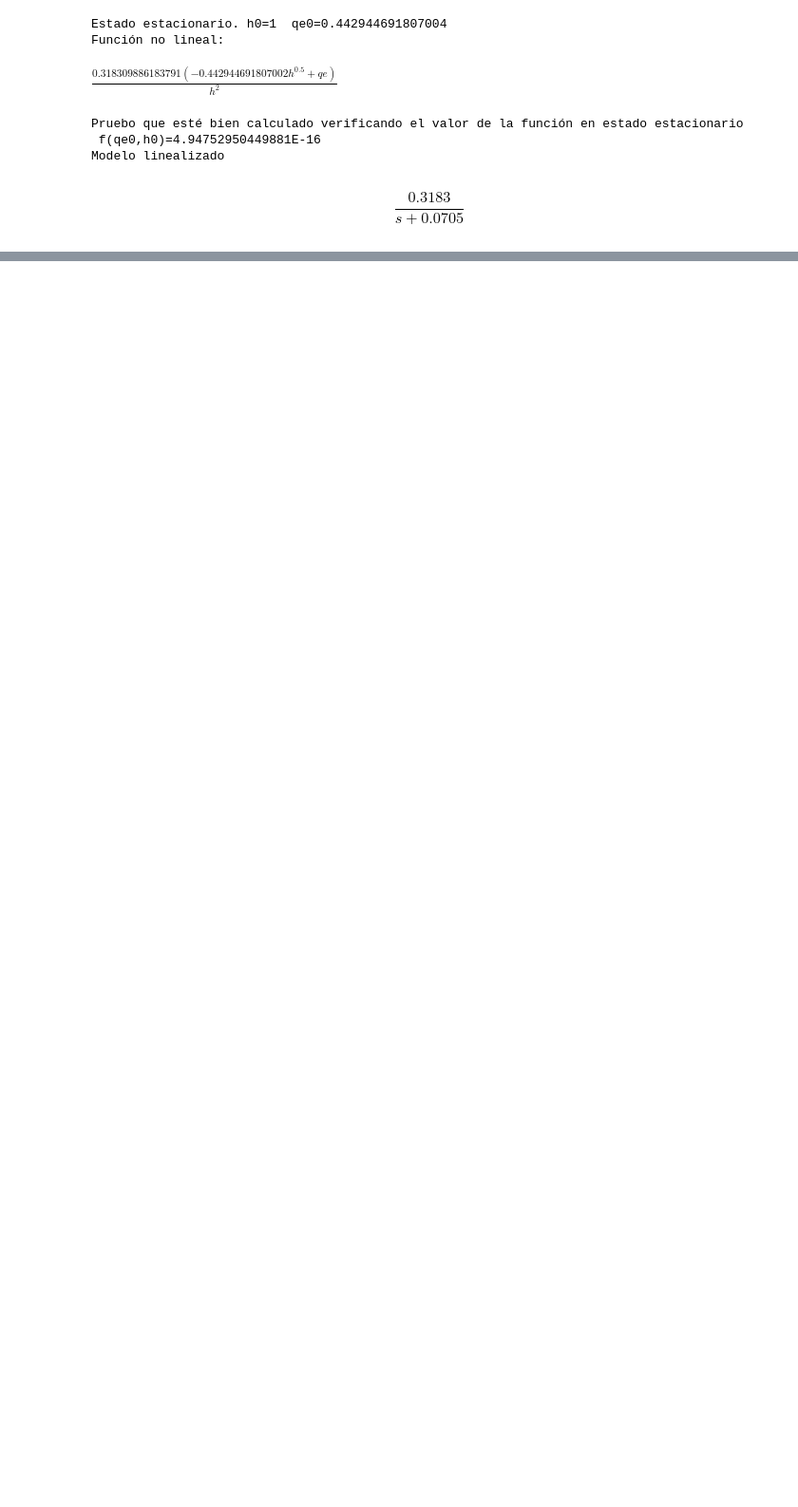
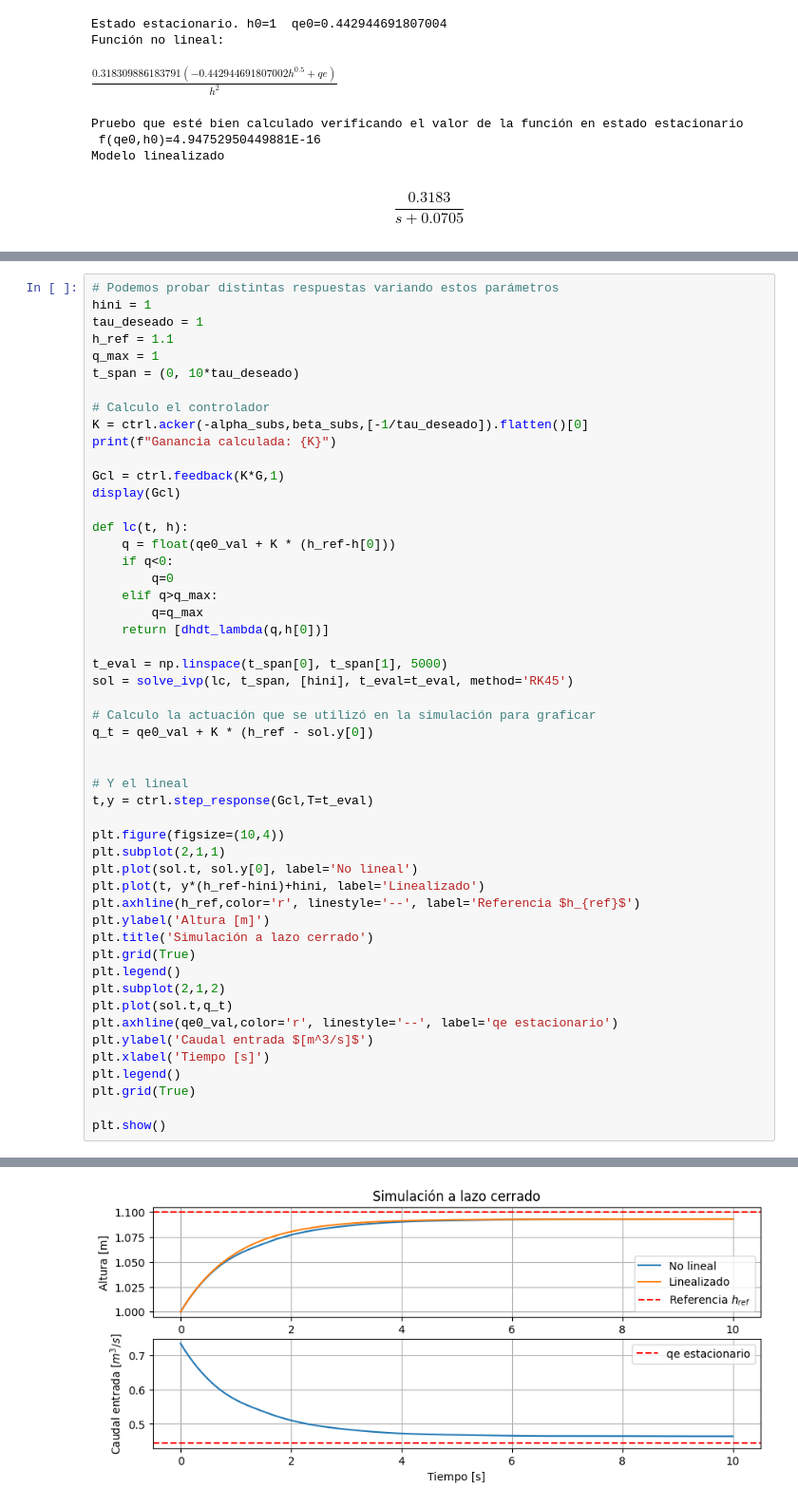
Before and after one commit to pgonfiuba/ica, a Jupyter notebook: 0. Introduccion/control_tanque_conico.ipynb, the cells around one changed output, grey strips where cells are left out. Shown at 95% size. Drawn from its saved outputs; the diff is of its cells as text; blank space fills up the shorter version.

Commit message:
control proporcional tanque conico

```diff
--- a/0. Introduccion/control_tanque_conico.ipynb
+++ b/0. Introduccion/control_tanque_conico.ipynb
@@ -161,0 +165,52 @@ plt.show()
+# %%
+# Podemos probar distintas respuestas variando estos parámetros
+hini = 1
+tau_deseado = 1
+h_ref = 1.1
+q_max = 1
+t_span = (0, 10*tau_deseado)
+
+# Calculo el controlador
+K = ctrl.acker(-alpha_subs,beta_subs,[-1/tau_deseado]).flatten()[0]
+print(f"Ganancia calculada: {K}")
+
+Gcl = ctrl.feedback(K*G,1)
+display(Gcl)
+
+def lc(t, h):
+    q = float(qe0_val + K * (h_ref-h[0]))
+    if q<0:
+        q=0
+    elif q>q_max:
+        q=q_max
+    return [dhdt_lambda(q,h[0])]
+
+t_eval = np.linspace(t_span[0], t_span[1], 5000)
+sol = solve_ivp(lc, t_span, [hini], t_eval=t_eval, method='RK45')
+
+# Calculo la actuación que se utilizó en la simulación para graficar
+q_t = qe0_val + K * (h_ref - sol.y[0])
+
+
+# Y el lineal
+t,y = ctrl.step_response(Gcl,T=t_eval)
+
+plt.figure(figsize=(10,4))
+plt.subplot(2,1,1)
+plt.plot(sol.t, sol.y[0], label='No lineal')
+plt.plot(t, y*(h_ref-hini)+hini, label='Linealizado')
+plt.axhline(h_ref,color='r', linestyle='--', label='Referencia $h_{ref}$')
+plt.ylabel('Altura [m]')
+plt.title('Simulación a lazo cerrado')
+plt.grid(True)
+plt.legend()
+plt.subplot(2,1,2)
+plt.plot(sol.t,q_t)
+plt.axhline(qe0_val,color='r', linestyle='--', label='qe estacionario')
+plt.ylabel('Caudal entrada $[m^3/s]$')
+plt.xlabel('Tiempo [s]')
+plt.legend()
+plt.grid(True)
+
+plt.show()
+# %% [output]
@@ -161,0 +219 @@ plt.show()
+[figure, added]
```
Also changed, not shown: parts of 3 cells of this notebook.
